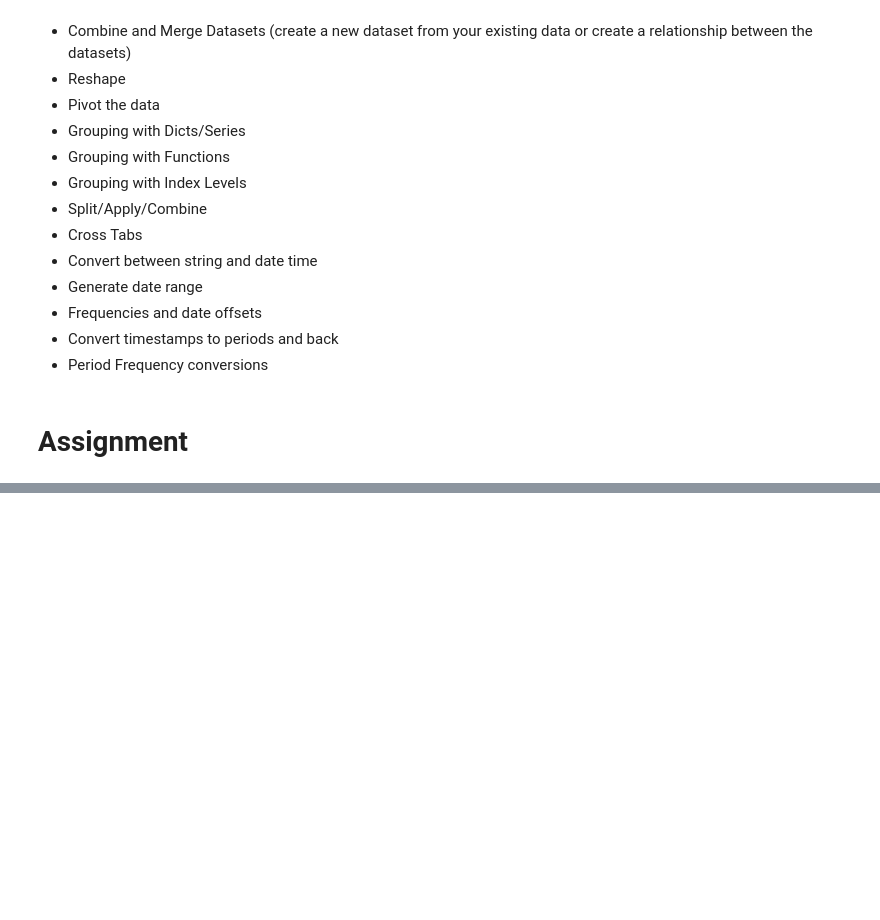
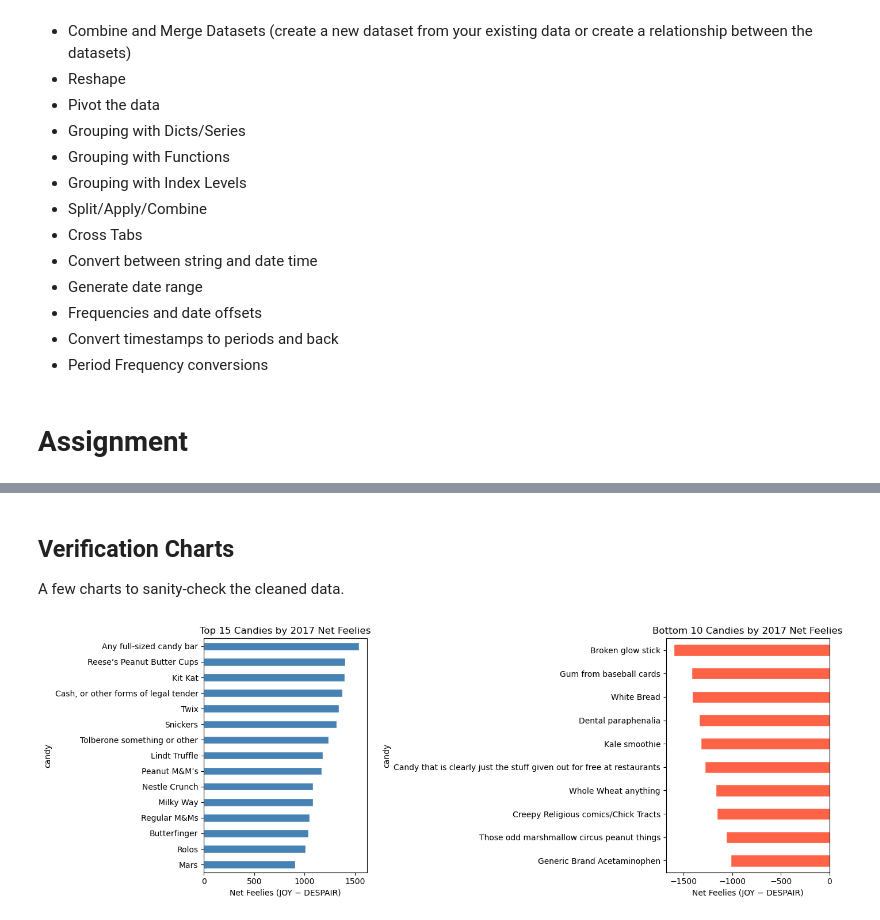
Before and after one commit to CmdrJorgs/datasci-school, a Jupyter notebook: 540/weeks_7-8/david-jorgensen_540_Week7and8.ipynb, the cells around one changed output, grey strips where cells are left out. Saved outputs shown, nothing was run; the diff lists cells and outputs as text; code cells hidden in the pictures; blank space fills up the shorter version.

```diff
--- a/540/weeks_7-8/david-jorgensen_540_Week7and8.ipynb
+++ b/540/weeks_7-8/david-jorgensen_540_Week7and8.ipynb
@@ -42,0 +517,17 @@ candy_hierarchy_2017 = pd.read_excel('./weeks_7-8_data/candyhierarchy2017.xlsx')
+# %%
+nf_pivot = nf_by_year.pivot(index='candy', columns='year', values='net_feelies')
+nf_pivot.columns.name = None
+
+# Only show candies present in all 3 years
+nf_pivot_common = nf_pivot.dropna()
+
+print(f'Pivot table: {nf_pivot_common.shape[0]} candies × {nf_pivot_common.shape[1]} years')
+print()
+
+# Sort by 2017 net feelies
+print('Top 10 candies by 2017 Net Feelies (all-year comparison):')
+print(nf_pivot_common.sort_values(2017, ascending=False).head(10).to_string())
+
+print()
+print('Bottom 10 candies by 2017 Net Feelies:')
+print(nf_pivot_common.sort_values(2017, ascending=True).head(10).to_string())
@@ -42,0 +956,29 @@ candy_hierarchy_2017 = pd.read_excel('./weeks_7-8_data/candyhierarchy2017.xlsx')
+# %% [markdown]
+## Verification Charts
+
+A few charts to sanity-check the cleaned data.
+# %%
+fig, axes = plt.subplots(1, 2, figsize=(14, 5))
+
+# Chart 1: Top 15 candies by 2017 net feelies
+top15 = nf_pivot_common.sort_values(2017, ascending=False).head(15)
+top15[2017].sort_values().plot(
+    kind='barh', ax=axes[0], color='steelblue', edgecolor='white'
+)
+axes[0].axvline(0, color='black', linewidth=0.8)
+axes[0].set_title('Top 15 Candies by 2017 Net Feelies')
+axes[0].set_xlabel('Net Feelies (JOY − DESPAIR)')
+
+# Chart 2: Bottom 10 candies by 2017 net feelies
+bot10 = nf_pivot_common.sort_values(2017, ascending=True).head(10)
+bot10[2017].sort_values(ascending=False).plot(
+    kind='barh', ax=axes[1], color='tomato', edgecolor='white'
+)
+axes[1].axvline(0, color='black', linewidth=0.8)
+axes[1].set_title('Bottom 10 Candies by 2017 Net Feelies')
+axes[1].set_xlabel('Net Feelies (JOY − DESPAIR)')
+
+plt.tight_layout()
+plt.show()
+# %% [output]
+[figure, added]
```
Also changed, not shown: parts of 49 cells of this notebook, 1 other file.
